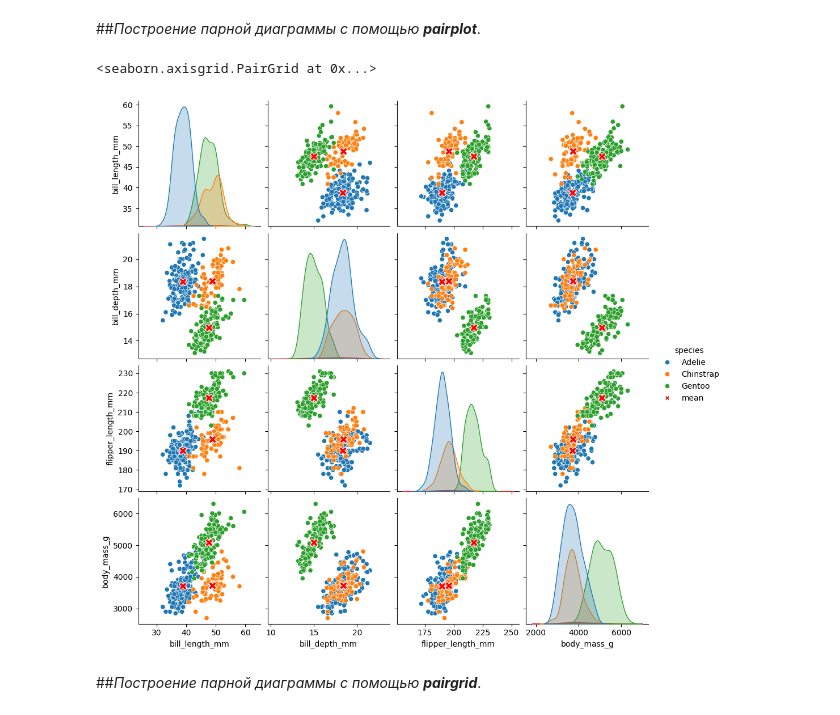
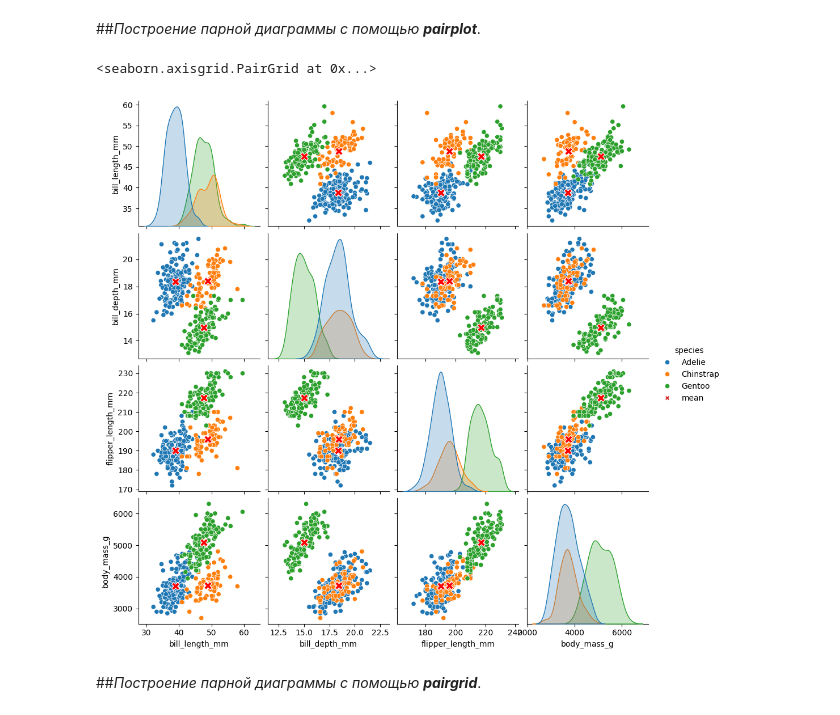
Before and after one commit to vitalns/pairplot, a Jupyter notebook: pairplot.ipynb, the cells around one changed output. Cells and saved outputs as stored; diff of their text form; code cells hidden in the pictures.

```diff
--- a/pairplot.ipynb
+++ b/pairplot.ipynb
@@ -55,29 +57,39 @@ data_all.tail()
 | 335 | mean | NaN | 47.568067 | 14.996639 | 217.235294 | 5092.436975 | NaN |
 # %% [markdown]
 ##*Построение парной диаграммы с помощью* ***pairplot***.
-# %%
-# Построим парную диаграмму с помощью pairplot и добавим средние значения на график.
-
-pairgrid = sns.pairplot(data=data_all,
-                        hue='species',
-                        #diag_kind='kde',  # по умолчанию
-                        markers=['o', 'o', 'o', 'X'],
-                        #palette='tab10',  # по умолчанию
-                        )
-
-# С помощью pairgrid можно отдельно настроить размер, цвет и тип маркера среднего "X"
-# (для управления цветом нужно задать hue=None).
-
-pairgrid.data = avg
-pairgrid.map_offdiag(func=sns.scatterplot, s=100, marker='X', hue=None, color='r')
-
-# В легенде по умолчанию используется список созданных экземпляров из hue.
-# pairgrid.add_legend(legend_data=pairgrid._legend_data).
-# Так как pairgrid.data не добавляет новые данные в hue, цвет и размер маркера среднего "Х" на легенде не меняется.
-# pairgrid._legend.remove()  # Убрать легенду можно используя метод remove.
-# %% [output]
-<seaborn.axisgrid.PairGrid at 0x...>
-[figure, removed]
+# %%
+# Построим парную диаграмму с помощью pairplot и добавим средние значения на график.
+
+g = sns.pairplot(data=penguins_avg,  # Используем датасет со средними значениями, чтобы маркер добавился на легенду
+                 hue='species',
+                 diag_kind='None', # На диагональ добавим графики отдельно без средних значений
+                #  diag_kind='kde',  # по умолчанию
+                 markers=['o', 'o', 'o', 'X'],
+                #  palette='tab10',  # по умолчанию
+                 )
+# В легенде по умолчанию используется список созданных экземпляров из hue.
+# g.add_legend(legend_data=g._legend_data)
+# g._legend.remove()  # Убрать легенду можно используя метод remove
+
+# Добавим на диагональные графики kdeplot, исключив средние значения.
+g.map_diag(sns.kdeplot, fill=True,
+           data=penguins, hue='species')
+
+# Второй вариант отсеить среднее через функцию.
+# def func(*args, **kwargs):
+#   data = args[0]
+#   if kwargs['label'] in g._hue_order[:3]:
+#     sns.kdeplot(data, fill=True, alpha=0.3)
+# g.map_diag(func)
+
+# С помощью pairgrid настроим размер, цвет и тип маркера среднего значения.
+g.data = avg
+g.map_offdiag(func=sns.scatterplot,
+              hue=None,  # Необходимо сбросить hue, чтобы маркеру среднего задать новые установки
+              s=100, marker='X', color='r')
+# %% [output]
+<seaborn.axisgrid.PairGrid at 0x...>
+[figure, added]
 # %% [markdown]
 ##*Построение парной диаграммы с помощью* ***pairgrid***.
 # %%
```
Also changed, not shown: parts of 5 cells of this notebook.
